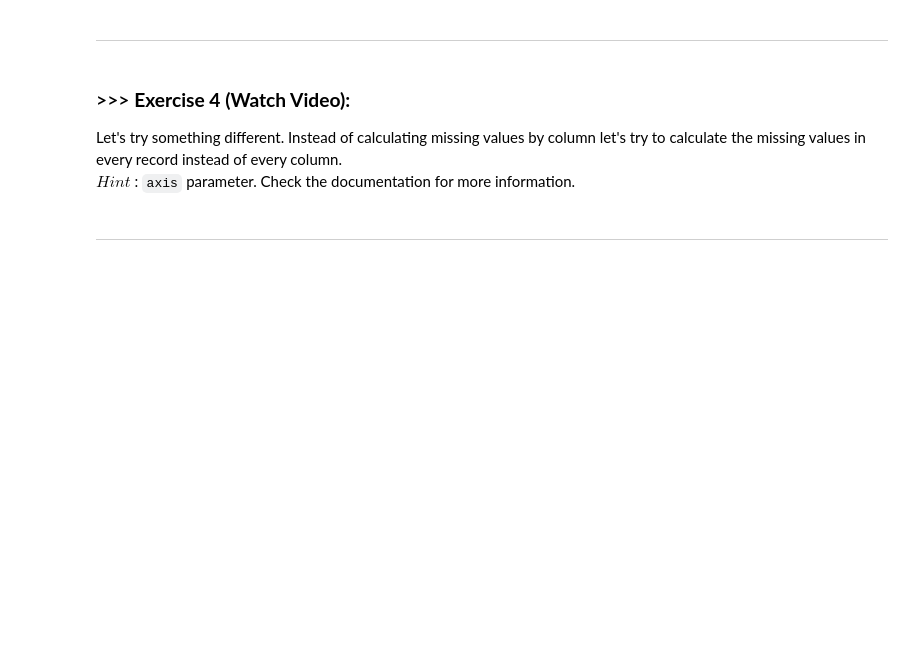
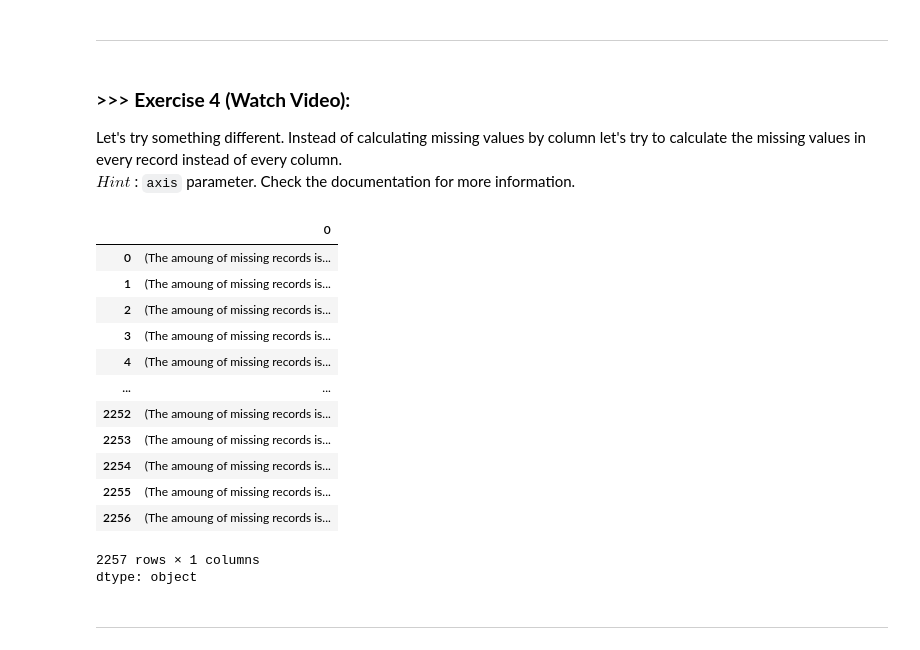
Before and after one commit to VictorKuanglhu/DM2024-Lab1-Master, a Jupyter notebook: DM2024-Lab1-Master.ipynb, the cells around one changed output. Saved outputs shown, nothing was run; the diff lists cells and outputs as text; code cells hidden in the pictures; blank space fills up the shorter version.

```diff
--- a/DM2024-Lab1-Master.ipynb
+++ b/DM2024-Lab1-Master.ipynb
@@ -442,3 +460,22 @@ $Hint$ : `axis` parameter. Check the documentation for more information.
+# %%
+# Answer here
+# Apply a lambda function to each row (axis=1)
+X.isnull().apply(lambda x: dmh.check_missing_values(x), axis=1)
+# %% [output]
+|  | 0 |
+| 0 | (The amoung of missing records is... |
+| 1 | (The amoung of missing records is... |
+| 2 | (The amoung of missing records is... |
+| 3 | (The amoung of missing records is... |
+| 4 | (The amoung of missing records is... |
+| ... | ... |
+| 2252 | (The amoung of missing records is... |
+| 2253 | (The amoung of missing records is... |
+| 2254 | (The amoung of missing records is... |
+| 2255 | (The amoung of missing records is... |
+| 2256 | (The amoung of missing records is... |
+2257 rows × 1 columns
+dtype: object
 # %% [markdown]
 ---
 # %% [markdown]
```
Also changed, not shown: parts of 13 cells of this notebook.
